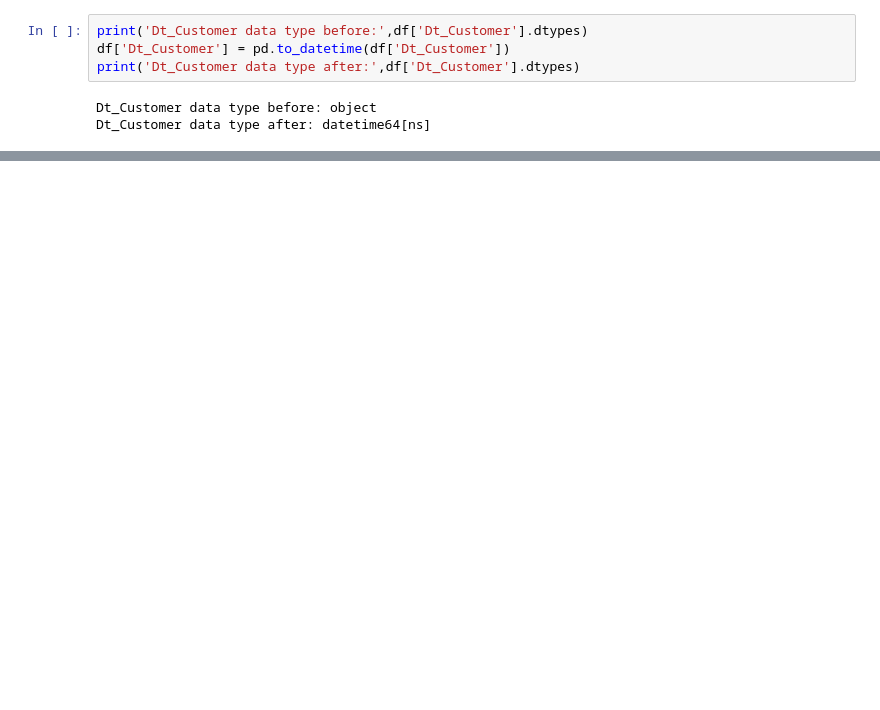
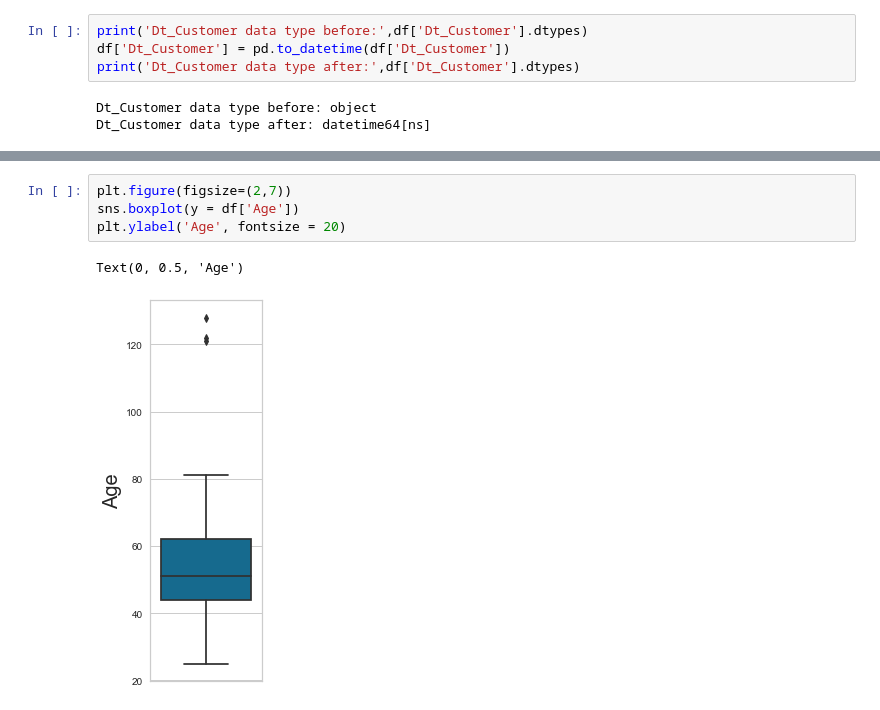
Before and after one commit to pranapramudita/Data-Science-Portfolio, a Jupyter notebook: ML/Unsupervised Learning - Marketing Campaign.ipynb, the cells around one changed output, grey strips where cells are left out. Saved outputs shown, nothing was run; the diff lists cells and outputs as text; blank space fills up the shorter version.

```diff
--- a/ML/Unsupervised Learning - Marketing Campaign.ipynb
+++ b/ML/Unsupervised Learning - Marketing Campaign.ipynb
@@ -114,0 +391,7 @@ Output of the unique value of "**Education**" and "**Marital Status**"
+# %%
+plt.figure(figsize=(2,7))
+sns.boxplot(y = df['Age'])
+plt.ylabel('Age', fontsize = 20)
+# %% [output]
+Text(0, 0.5, 'Age')
+[figure, added]
```
Also changed, not shown: parts of 97 cells of this notebook, 1 other file.
